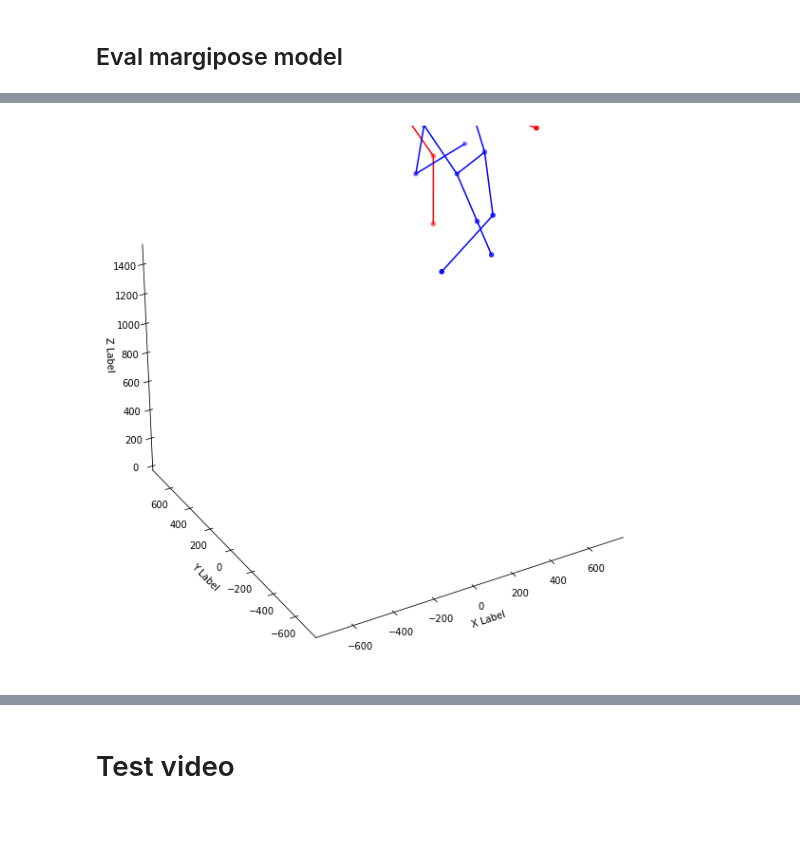
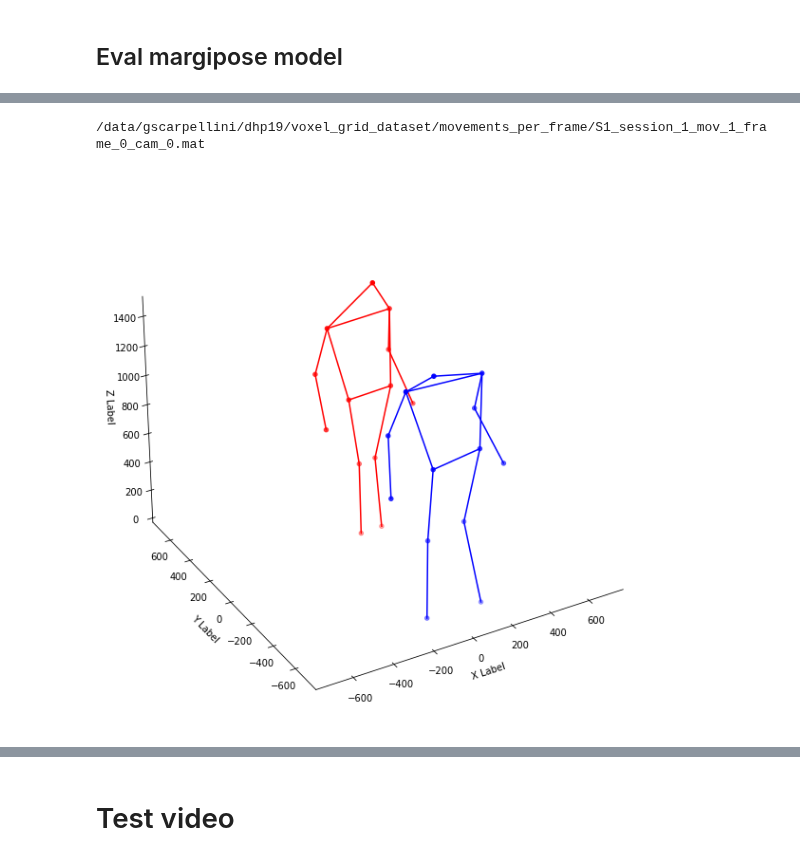
Before and after one commit to gianscarpe/event-based-monocular-hpe, a Jupyter notebook: notebooks/margipose.ipynb, the cells around one changed output, grey strips where cells are left out. Cells and saved outputs as stored; diff of their text form; code cells hidden in the pictures; blank space fills up the shorter version.

```diff
--- a/notebooks/margipose.ipynb
+++ b/notebooks/margipose.ipynb
@@ -27,7 +24,7 @@ import os
 # %%
 homedir = '/data/gscarpellini/dhp19'
 dataset = 'voxel_grid_dataset'
-exp_dataset = 'voxelgrid'
+exp_dataset = 'timecount_dhp19'
 
 
 data_dir = os.path.join(homedir, dataset, 'movements_per_frame')
@@ -38,7 +35,7 @@ cams = [0,1,2,3]
 
 batch_size = 32
 
-hparams = DictConfig({'dataset':{'partition':'cross-view', 'data_dir': data_dir, 'core_class': 'DHP19Core', 'save_split':False, 'hm_dir': labels_dir,'joints_dir' :
+hparams = DictConfig({'dataset':{'partition':'cross-subject', 'data_dir': data_dir, 'core_class': 'DHP19Core', 'save_split':False, 'hm_dir': labels_dir,'joints_dir' :
                       labels_dir, 'test_subjects':test_subjects, 'split_at':0.8, 'cams': cams,
                                 'movements': [0]},
                        'augmentation_test': {'info':{'in_shape':[260, 346]}, 'apply':{'aug_1': {'cls': 'albumentations.pytorch.ToTensor'}}},
@@ -50,9 +47,6 @@ train, val, test = factory.get_datasets()
 loader = get_dataloader(test, batch_size, shuffle=False, num_workers=2)
 # %% [output]
 .npy|.mat
-# %%
-train, val, test = factory.get_datasets()
-loader = get_dataloader(test, batch_size, shuffle=False, num_workers=2)
 # %%
 batch = next(iter(loader))
 x, y = batch
@@ -195,2 +222,0 @@ tensor([[-8.2160e-02,  9.9656e-01, -1.0433e-02,  3.8827e+02],
-# %%
-y['M'][ind] = y['M'][ind+2]
@@ -205,8 +295,11 @@ M[:, -1] *= -1
 # %%
-ind = 6
+ind = 0
 normalized_skeletons[ind]
-pred_skeleton = skeleton_helpers.Skeleton(normalized_skeletons[ind]).denormalize(width=346, height=260, camera=y['camera'][ind], z_ref=y['z_ref'][ind])
-gt_skeleton = skeleton_helpers.Skeleton(y['skeleton'][ind])
+M = y['M'][ind]
+pred_skeleton = skeleton_helpers.Skeleton(normalized_skeletons[ind]).denormalize(width=346, height=260, camera=y['camera'][ind], z_ref=y['z_ref'][ind]).reproject_onto_world(M)
+gt_skeleton = skeleton_helpers.Skeleton(y['skeleton'][ind]).reproject_onto_world(M)
+print(y['path'][ind])
 visualization.plot_skeleton_3d(gt_skeleton, pred_skeleton)
 # %% [output]
+/data/gscarpellini/dhp19/voxel_grid_dataset/movements_per_frame/S1_session_1_mov_1_frame_0_cam_0.mat
-[figure, old version]
+[figure, new version]
```
Also changed, not shown: parts of 41 cells of this notebook, 3 other files.
